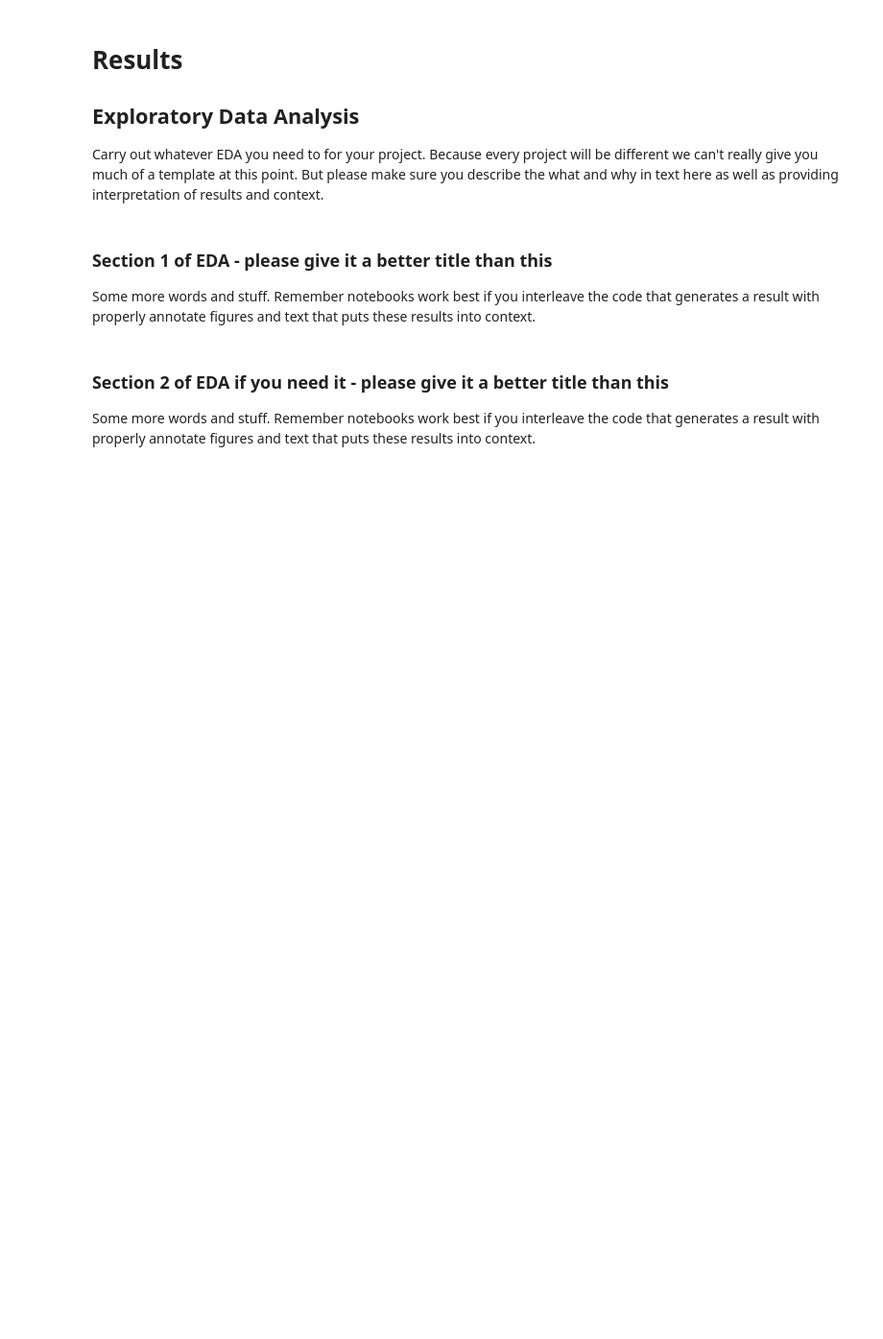
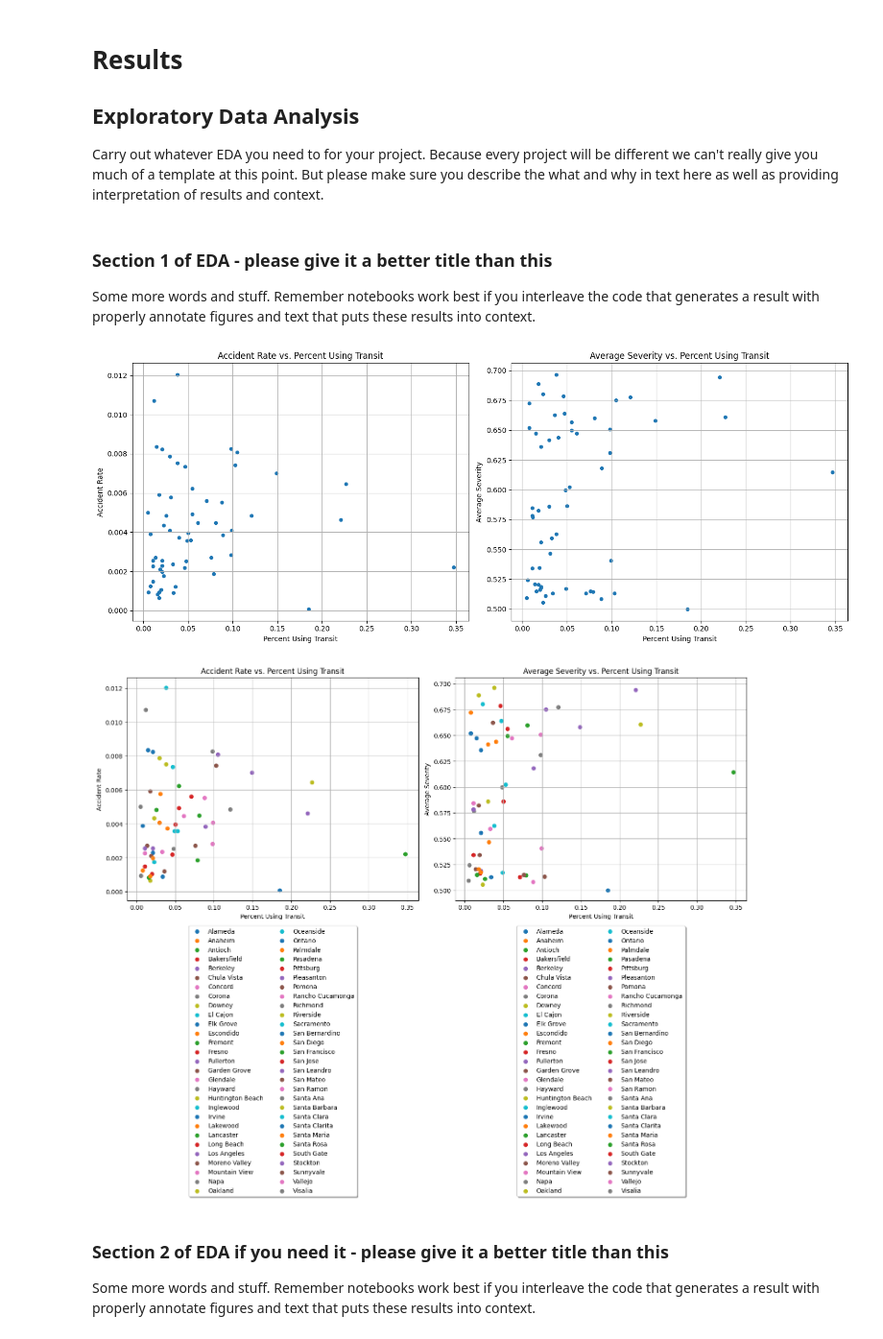
Before and after one commit to COGS108/Group099_WI24, a Jupyter notebook: EDACheckpoint_Group099_WI24.ipynb, the cells around one changed output. Shown at 96% size. Drawn from its saved outputs; the diff is of its cells as text; code cells hidden in the pictures; blank space fills up the shorter version.

Commit message:
Added two subplots
public transportation usage v.s. avg_severity & pubic transportation usage v.s. avg_accidents

```diff
--- a/EDACheckpoint_Group099_WI24.ipynb
+++ b/EDACheckpoint_Group099_WI24.ipynb
@@ -227,13 +251,3 @@ See the caveats in the documentation: https://pandas.pydata.org/pandas-docs/stab
 | 2 | Alameda | 79037.0 |
 | 3 | Albany | 20076.0 |
 | 4 | Alhambra | 84878.0 |
-# %%
-#We will merge this into the dataset 'accidents_vs_transit' to get the per-capita accident rate of each city.
-
-clean_df = pd.merge(accidents_vs_transit, population_df, on='City')
-clean_df = clean_df.assign(accident_rate = clean_df['num_accidents']/clean_df['Population in 2017'])
-
-clean_df = clean_df.get(['City', 'num_accidents', 'Population in 2017', 'accident_rate', 'avg_severity'])
-
-# Look at some values in our cleaned dataframe
-clean_df.head(10)
@@ -267,3 +266,60 @@ Some more words and stuff.  Remember notebooks work best if you interleave the c
+# %%
+# Create a figure and axes objects for subplots
+fig, axes = plt.subplots(1, 2, figsize=(15, 6))
+
+# Plot the first scatter plot (accident rate vs. percent using transit)
+clean_df.plot.scatter(x='Percent Using Transit', y='accident_rate', ax=axes[0])
+axes[0].set_title('Accident Rate vs. Percent Using Transit')
+axes[0].set_xlabel('Percent Using Transit')
+axes[0].set_ylabel('Accident Rate')
+axes[0].grid(True)
+
+# Plot the second scatter plot (average severity vs. percent using transit)
+clean_df.plot.scatter(x='Percent Using Transit', y='avg_severity', ax=axes[1])
+axes[1].set_title('Average Severity vs. Percent Using Transit')
+axes[1].set_xlabel('Percent Using Transit')
+axes[1].set_ylabel('Average Severity')
+axes[1].grid(True)
+
+# Adjust layout to prevent overlap
+plt.tight_layout()
+
+# Show the plots
+plt.show()
+
+# Create a figure and axes objects for subplots
+fig, axes = plt.subplots(1, 2, figsize=(15, 6))
+
+# Plot the first scatter plot (accident rate vs. percent using transit)
+for i, city in enumerate(clean_df['City']):
+    axes[0].scatter(clean_df.loc[i, 'Percent Using Transit'], clean_df.loc[i, 'accident_rate'], label=city)
+
+axes[0].set_title('Accident Rate vs. Percent Using Transit')
+axes[0].set_xlabel('Percent Using Transit')
+axes[0].set_ylabel('Accident Rate')
+axes[0].grid(True)
+
+# Plot the second scatter plot (average severity vs. percent using transit)
+for i, city in enumerate(clean_df['City']):
+    axes[1].scatter(clean_df.loc[i, 'Percent Using Transit'], clean_df.loc[i, 'avg_severity'], label=city)
+
+axes[1].set_title('Average Severity vs. Percent Using Transit')
+axes[1].set_xlabel('Percent Using Transit')
+axes[1].set_ylabel('Average Severity')
+axes[1].grid(True)
+
+# Adjust layout to prevent overlap
+plt.tight_layout()
+
+# Place legend below the plots
+axes[0].legend(loc='upper center', bbox_to_anchor=(0.5, -0.1), shadow=True, ncol=2)
+axes[1].legend(loc='upper center', bbox_to_anchor=(0.5, -0.1), shadow=True, ncol=2)
+
+# Show the plots
+plt.show()
+# %% [output]
+[figure, added]
+[figure, added]
 # %% [markdown]
 ### Section 2 of EDA if you need it  - please give it a better title than this
 
```
Also changed, not shown: parts of 4 cells of this notebook.
